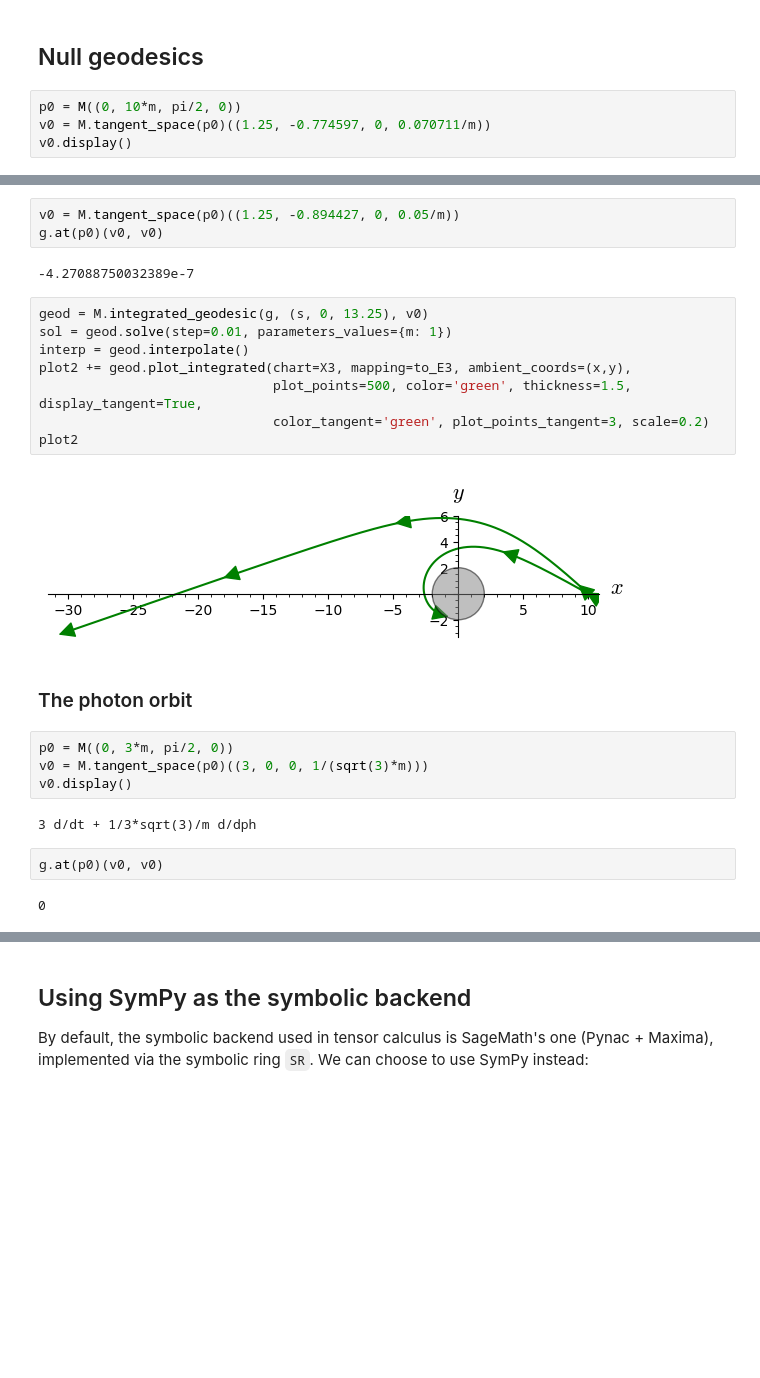
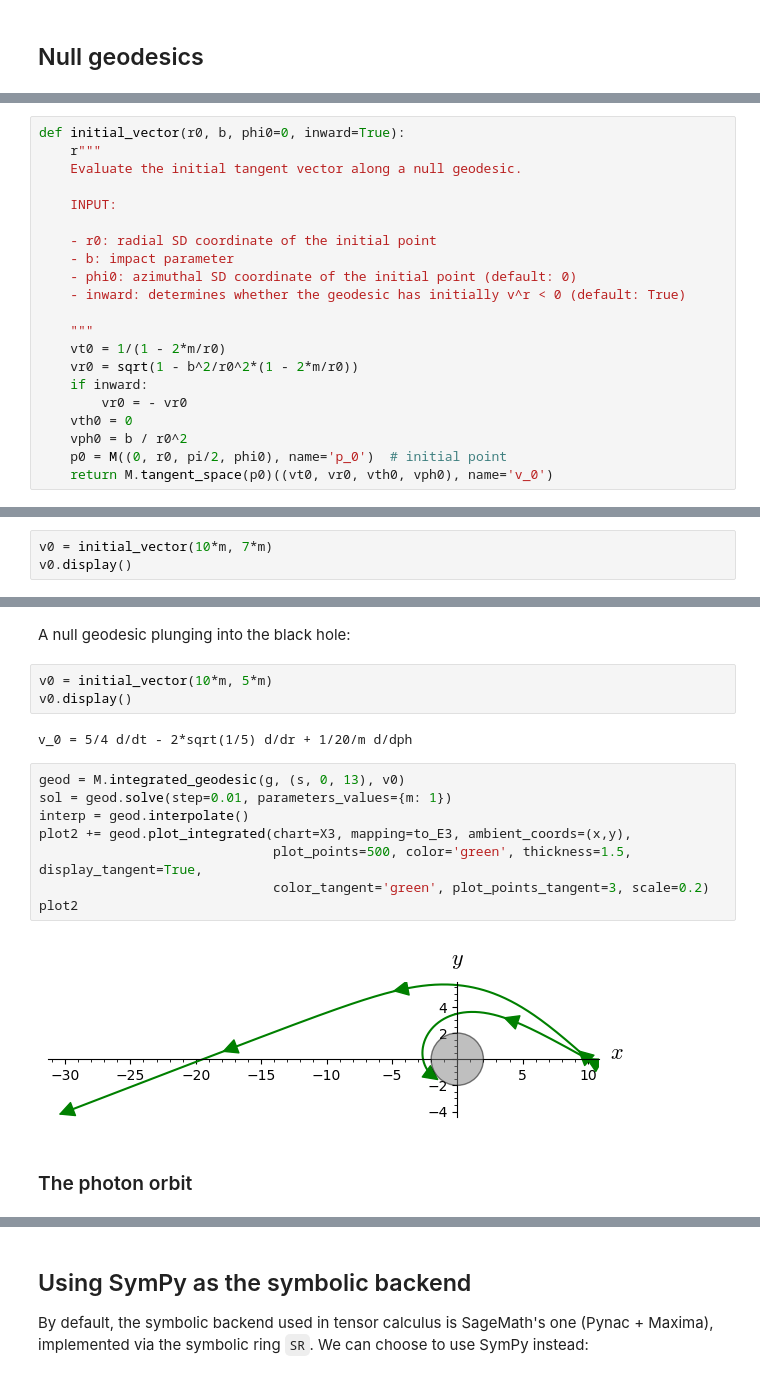
Before and after one commit to egourgoulhon/SageMathTour, a Jupyter notebook: Notebooks/demo_pseudo_Riemannian_Schwarzschild.ipynb, the cells around one changed output, grey strips where cells are left out. Cells and saved outputs as stored; diff of their text form; blank space fills up the shorter version.

```diff
--- a/Notebooks/demo_pseudo_Riemannian_Schwarzschild.ipynb
+++ b/Notebooks/demo_pseudo_Riemannian_Schwarzschild.ipynb
@@ -713,7 +713,3 @@ geod.plot_integrated(chart=X3, mapping=to_E3, ambient_coords=(x,y), plot_points=
 [figure]
 # %% [markdown]
 ## Null geodesics
-# %%
-p0 = M((0, 10*m, pi/2, 0))
-v0 = M.tangent_space(p0)((1.25, -0.774597, 0, 0.070711/m))
-v0.display()
@@ -721,0 +738,21 @@ v0.display()
+# %%
+def initial_vector(r0, b, phi0=0, inward=True):
+    r"""
+    Evaluate the initial tangent vector along a null geodesic.
+
+    INPUT:
+
+    - r0: radial SD coordinate of the initial point
+    - b: impact parameter
+    - phi0: azimuthal SD coordinate of the initial point (default: 0)
+    - inward: determines whether the geodesic has initially v^r < 0 (default: True)
+
+    """
+    vt0 = 1/(1 - 2*m/r0)
+    vr0 = sqrt(1 - b^2/r0^2*(1 - 2*m/r0))
+    if inward:
+        vr0 = - vr0
+    vth0 = 0
+    vph0 = b / r0^2
+    p0 = M((0, r0, pi/2, phi0), name='p_0')  # initial point
+    return M.tangent_space(p0)((vt0, vr0, vth0, vph0), name='v_0')
@@ -721,0 +761,3 @@ v0.display()
+# %%
+v0 = initial_vector(10*m, 7*m)
+v0.display()
@@ -737,27 +784,19 @@ plot2
-# %%
-v0 = M.tangent_space(p0)((1.25, -0.894427, 0, 0.05/m))
-g.at(p0)(v0, v0)
-# %% [output]
--4.27088750032389e-7
+# %% [markdown]
+A null geodesic plunging into the black hole:
+# %%
+v0 = initial_vector(10*m, 5*m)
+v0.display()
+# %% [output]
+v_0 = 5/4 d/dt - 2*sqrt(1/5) d/dr + 1/20/m d/dph
 # %%
-geod = M.integrated_geodesic(g, (s, 0, 13.25), v0)
+geod = M.integrated_geodesic(g, (s, 0, 13), v0)
 sol = geod.solve(step=0.01, parameters_values={m: 1})
 interp = geod.interpolate()
 plot2 += geod.plot_integrated(chart=X3, mapping=to_E3, ambient_coords=(x,y),
                               plot_points=500, color='green', thickness=1.5, display_tangent=True,
                               color_tangent='green', plot_points_tangent=3, scale=0.2)
 plot2
 # %% [output]
-[figure, old version]
+[figure, new version]
 # %% [markdown]
 ### The photon orbit
-# %%
-p0 = M((0, 3*m, pi/2, 0))
-v0 = M.tangent_space(p0)((3, 0, 0, 1/(sqrt(3)*m)))
-v0.display()
-# %% [output]
-3 d/dt + 1/3*sqrt(3)/m d/dph
-# %%
-g.at(p0)(v0, v0)
-# %% [output]
-0
```
Also changed, not shown: parts of 15 cells of this notebook.
